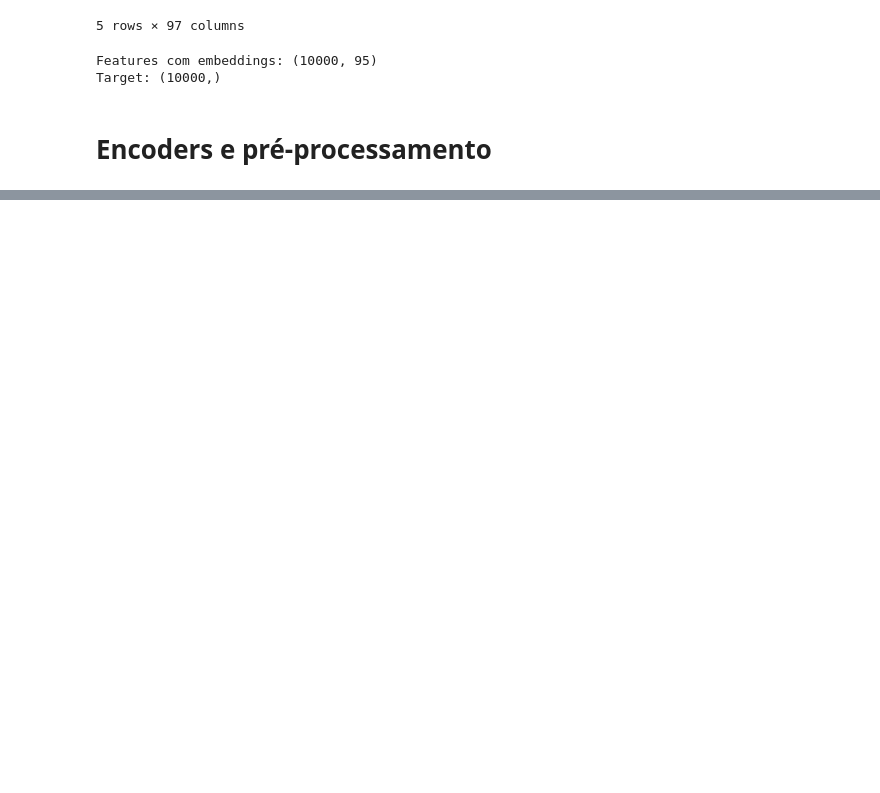
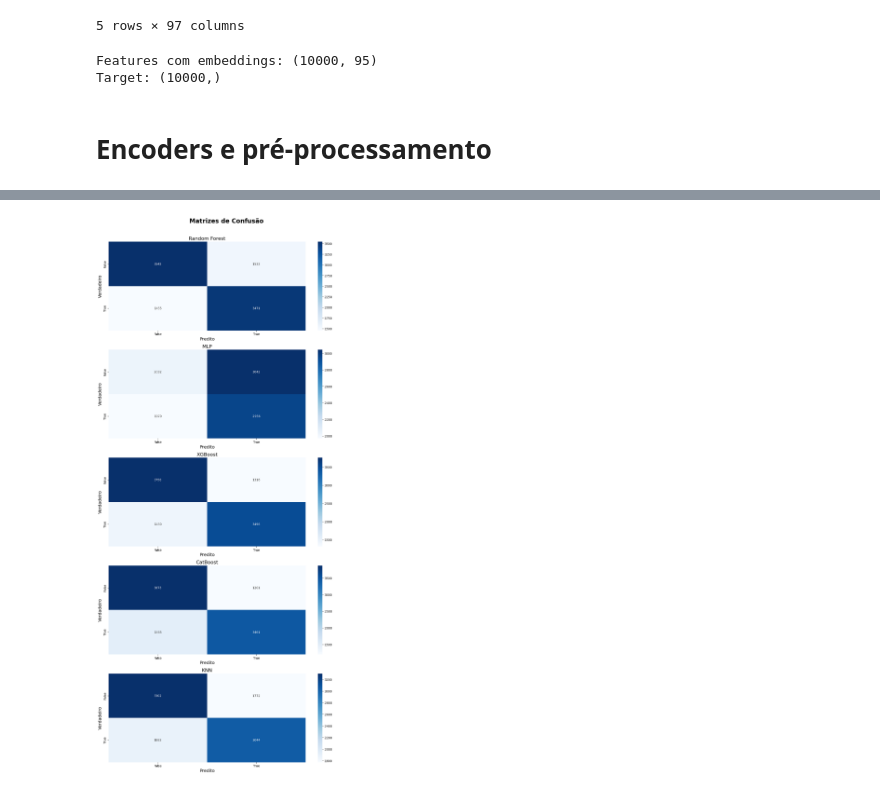
Before and after one commit to brunofbrandaoo/projeto-final-aprendizagem-de-maquina, a Jupyter notebook: src/projeto_final.ipynb, the cells around one changed output, grey strips where cells are left out. Drawn from its saved outputs; the diff is of its cells as text; code cells hidden in the pictures; blank space fills up the shorter version.

```diff
--- a/src/projeto_final.ipynb
+++ b/src/projeto_final.ipynb
@@ -44,7 +49,9 @@ from sentence_transformers import SentenceTransformer
 df = pd.read_csv('../data/data_bq.csv')
 random_state = 30
 colors = Colors()
+
 pca_explainability = 0.96
+tuning = False
 # %%
 # Verificar estrutura básica dos dados
 print_header("ESTRUTURA DO DATASET", colors.text_cyan)
@@ -499,0 +613,39 @@ display(scores)
+# %%
+# Predições de cada modelo
+predictions = {
+    model: cross_val_predict(models[model], X_with_embeddings, y_encoded, cv=outer_cv, n_jobs=-1)
+    for model in models
+}
+
+
+# Matrizes de confusão
+
+confusion_matrixes = {
+    model: confusion_matrix(y_encoded, predictions[model])
+    for model in models
+}
+
+
+# Nomes das classes
+class_names = label_encoder.classes_
+# %%
+
+'''
+    Plotando as matrizes de confusão
+'''
+fig, axes = plt.subplots(len(models), 1, figsize=(12, 26))
+fig.suptitle('Matrizes de Confusão', fontsize=20, fontweight='bold')
+
+for index, (model) in enumerate(models):
+
+    sns.heatmap(confusion_matrixes[model], annot=True, fmt='d', cmap='Blues', ax=axes[index],
+                xticklabels=class_names, yticklabels=class_names)
+    axes[index].set_title(model, fontsize=16)
+    axes[index].set_xlabel('Predito', fontsize=14)
+    axes[index].set_ylabel('Verdadeiro', fontsize=14)
+
+
+plt.tight_layout(rect=[0, 0, 1, 0.97])
+plt.show()
+# %% [output]
+[figure, added]
```
Also changed, not shown: parts of 13 cells of this notebook, 1 other file.
